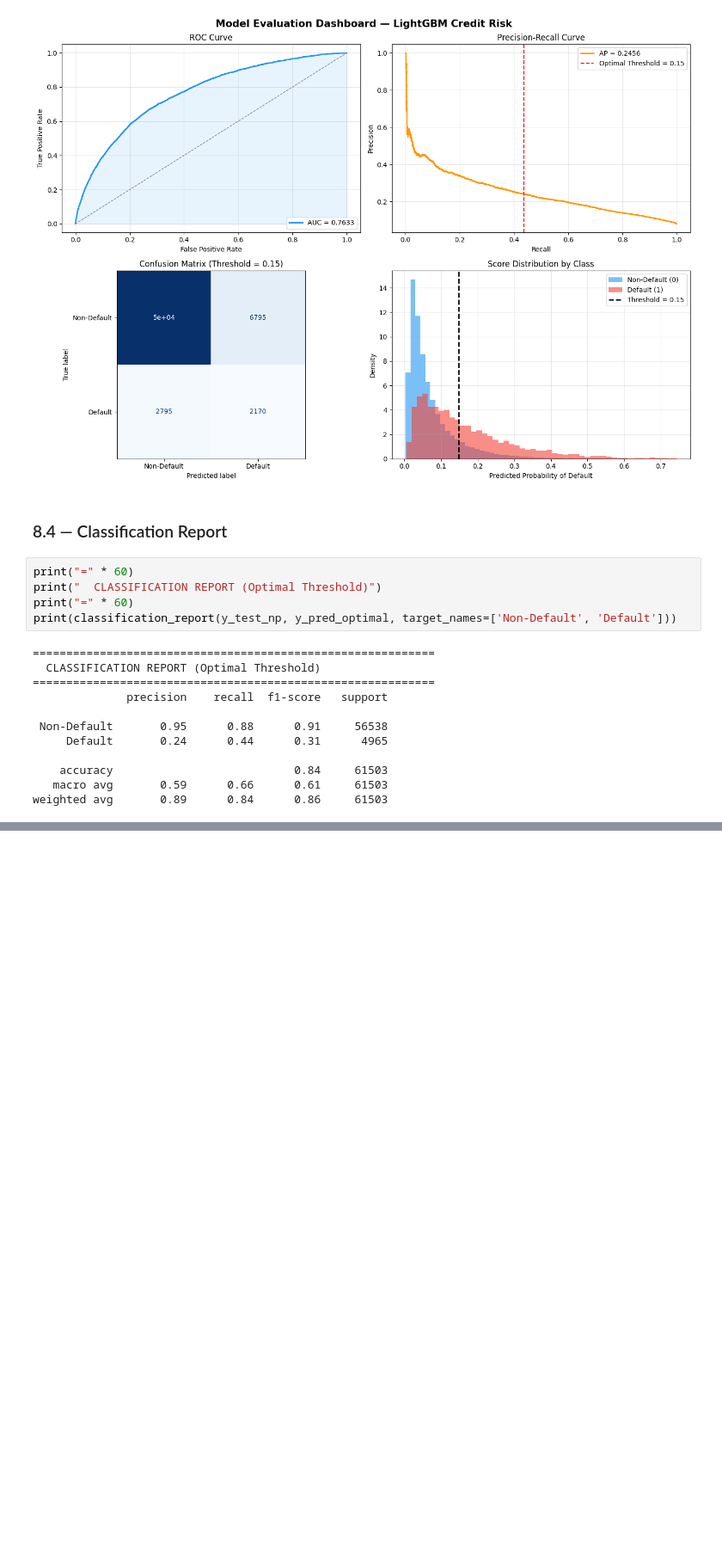
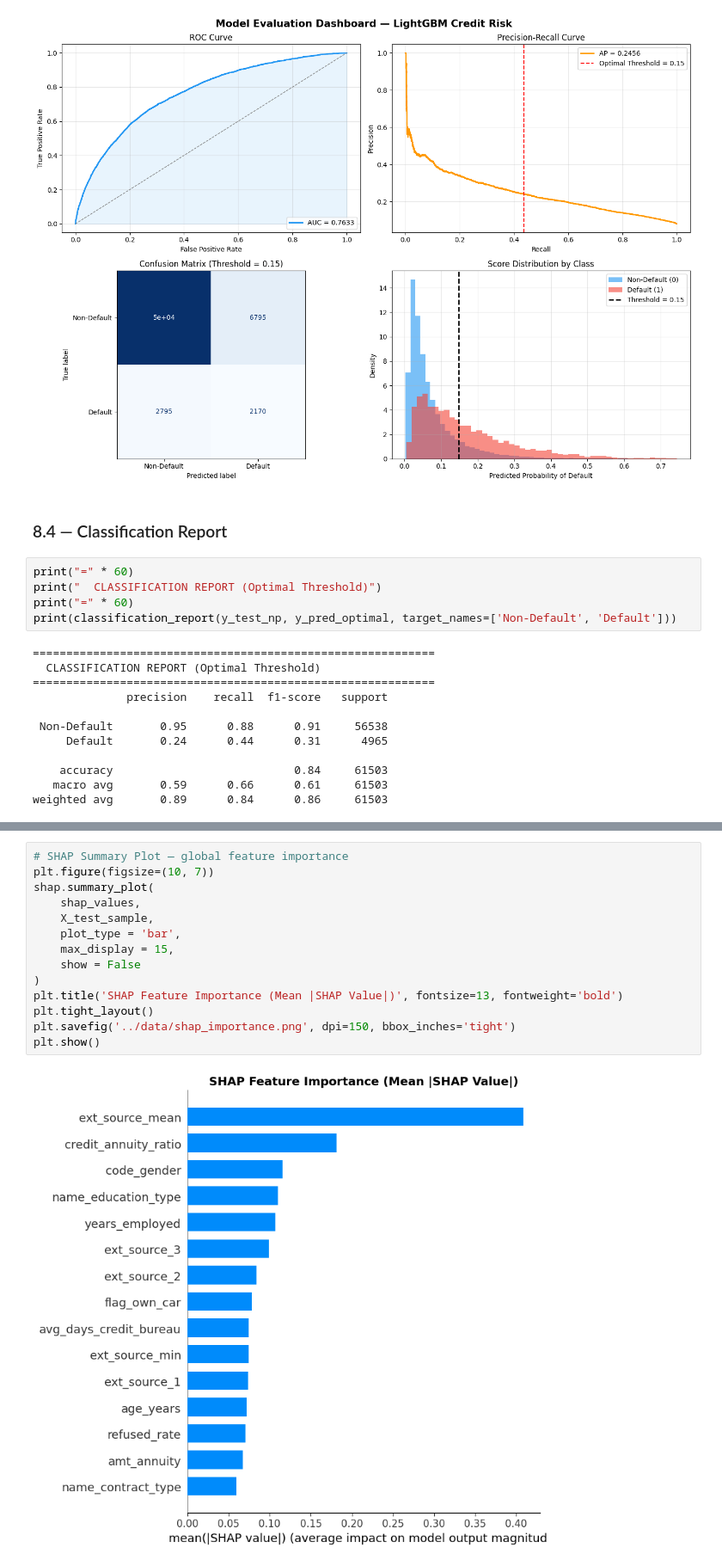
Before and after one commit to rdityaza/credit-risk-analytics, a Jupyter notebook: notebooks/Credit_Risk_Predictive_Modeling.ipynb, the cells around one changed output, grey strips where cells are left out. Shown at 86% size. Drawn from its saved outputs; the diff is of its cells as text; blank space fills up the shorter version.

```diff
--- a/notebooks/Credit_Risk_Predictive_Modeling.ipynb
+++ b/notebooks/Credit_Risk_Predictive_Modeling.ipynb
@@ -488,0 +562,16 @@ weighted avg       0.89      0.84      0.86     61503
+# %%
+# SHAP Summary Plot — global feature importance
+plt.figure(figsize=(10, 7))
+shap.summary_plot(
+    shap_values,
+    X_test_sample,
+    plot_type = 'bar',
+    max_display = 15,
+    show = False
+)
+plt.title('SHAP Feature Importance (Mean |SHAP Value|)', fontsize=13, fontweight='bold')
+plt.tight_layout()
+plt.savefig('../data/shap_importance.png', dpi=150, bbox_inches='tight')
+plt.show()
+# %% [output]
+[figure, added]
```
Also changed, not shown: parts of 6 cells of this notebook.
